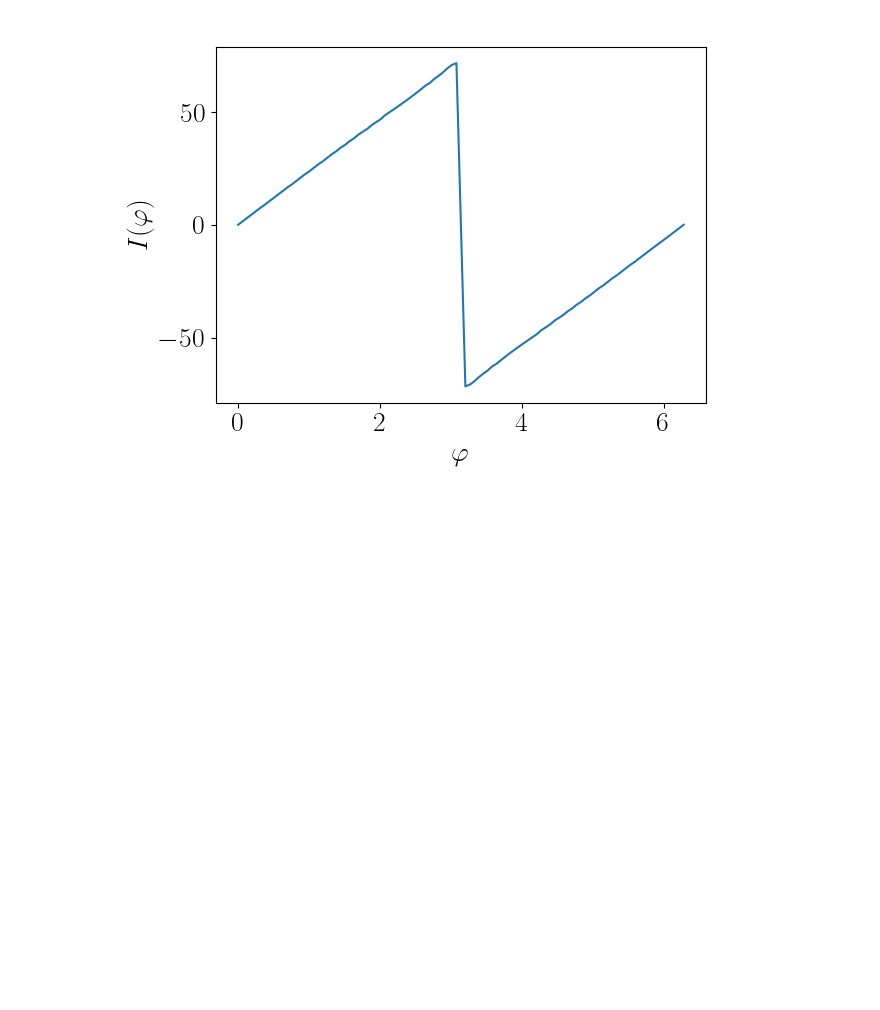
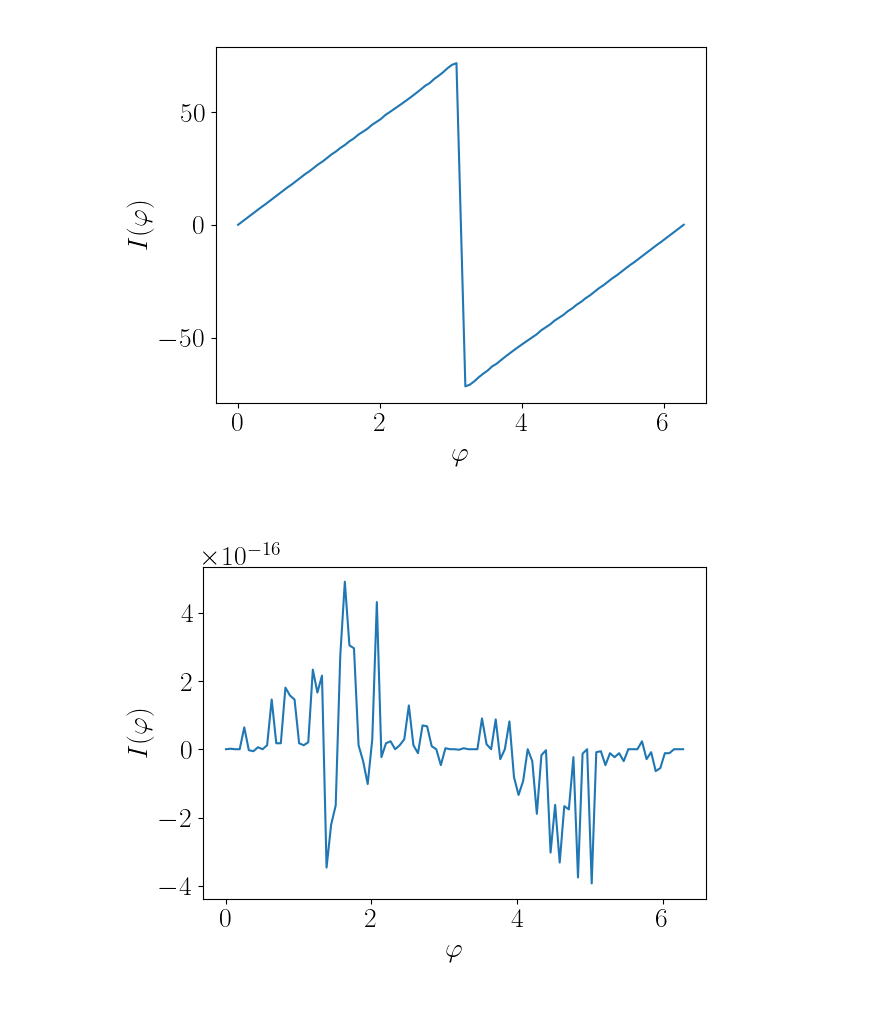
Before and after one commit to krishtoffel99/Josephson-Investigations-Old, a Jupyter notebook: Josephson effect and Supercurrents/AkhmerovEmailCode/tinkering.ipynb, the cells around one changed output. Saved outputs shown, nothing was run; the diff lists cells and outputs as text; code cells hidden in the pictures; blank space fills up the shorter version.

```diff
--- a/Josephson effect and Supercurrents/AkhmerovEmailCode/tinkering.ipynb
+++ b/Josephson effect and Supercurrents/AkhmerovEmailCode/tinkering.ipynb
@@ -68,3 +68,34 @@ def plot_CPR(syst, hopping, params, tol=0.01, max_frequencies=1000):
 plot_CPR(syst, hopping, params)
 # %% [output]
 [figure]
+# %%
+def make_2d_test_system(X=10, Y=1, a=1):
+    ham = "(hbar^2 * (k_x^2 + k_y^2) / (2 * m_eff) * c - mu) * sigma_z + Delta * sigma_x"
+    template_lead = discretize(ham, grid=a)
+    template = discretize(ham, locals={'Delta': 0}, grid=a)
+    syst = kwant.Builder()
+    syst.fill(template, lambda s: 0 <= s.pos[0] < X and 0 <= s.pos[1] < Y, (0, 0))
+    lat = template.lattice
+
+    # Add 0 self energy lead
+    cuts = sf.get_cuts(syst, lat)
+    syst = sf.add_vlead(syst, lat, *cuts , parameters)
+
+    # Leads
+    lead = kwant.Builder(kwant.TranslationalSymmetry((a, 0)))
+    lead.fill(template_lead, lambda s: 0 <= s.pos[1] < Y, (0, 0))
+    syst.attach_lead(lead)
+    syst.attach_lead(lead.reversed())
+    syst = syst.finalized()
+
+    hopping = sf.hopping_between_cuts(syst, *cuts)
+    return syst, hopping
+
+params = dict(T=0.01, Delta=10, mu=15, k=constants.k,
+              hbar=constants.hbar, m_eff=constants.m_eff, current_unit=constants.current_unit, c=constants.c,
+              B_x=1, B_y=0, B_z=0, g=0, mu_B=0, alpha=0.5, V=lambda x:0)
+syst, hopping = make_2d_test_system()
+
+plot_CPR(syst, hopping, params)
+# %% [output]
+[figure, added]
```
Also changed, not shown: 4 other files.
